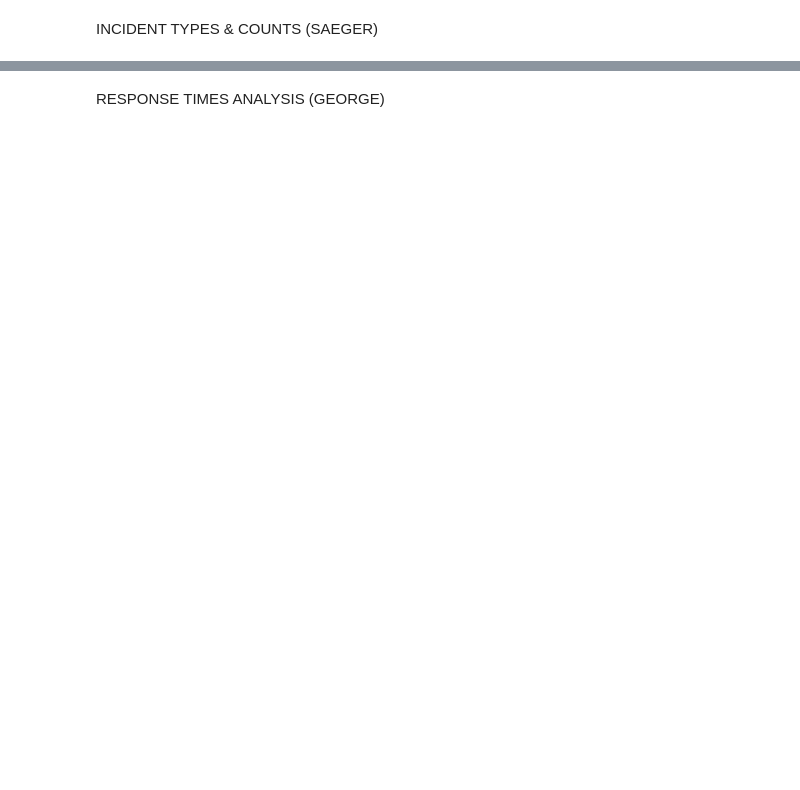
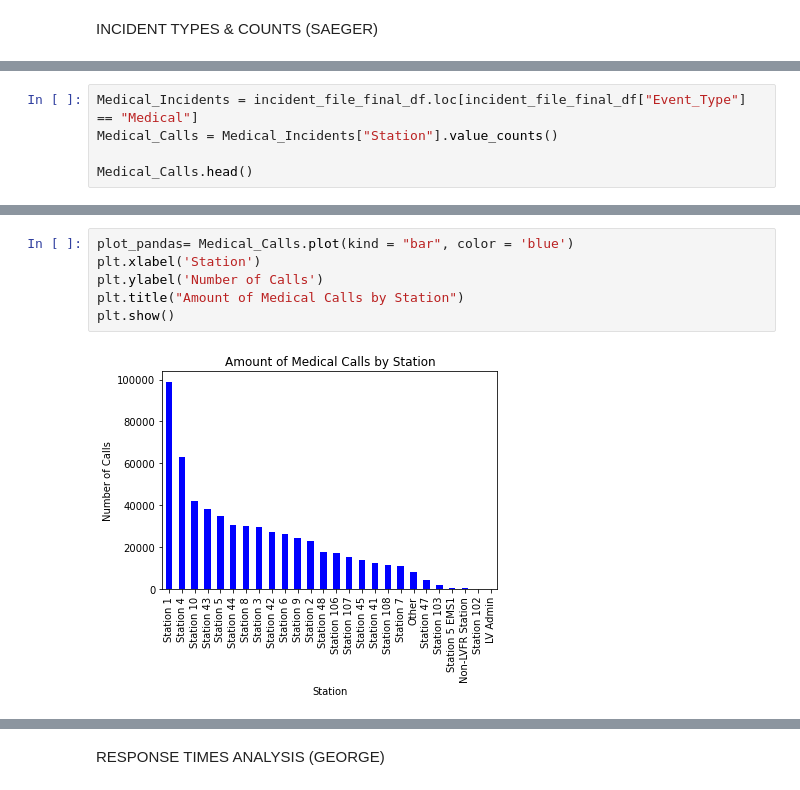
Before and after one commit to GVAlonzo/t4-project1, a Jupyter notebook: Station_Analysis.ipynb, the cells around one changed output, grey strips where cells are left out. Saved outputs shown, nothing was run; the diff lists cells and outputs as text; blank space fills up the shorter version.

```diff
--- a/Station_Analysis.ipynb
+++ b/Station_Analysis.ipynb
@@ -157,0 +253,5 @@ plt.show()
+# %%
+Medical_Incidents = incident_file_final_df.loc[incident_file_final_df["Event_Type"] == "Medical"]
+Medical_Calls = Medical_Incidents["Station"].value_counts()
+
+Medical_Calls.head()
@@ -157,0 +301,8 @@ plt.show()
+# %%
+plot_pandas= Medical_Calls.plot(kind = "bar", color = 'blue')
+plt.xlabel('Station')
+plt.ylabel('Number of Calls')
+plt.title("Amount of Medical Calls by Station")
+plt.show()
+# %% [output]
+[figure, added]
```
Also changed, not shown: parts of 44 cells of this notebook.
